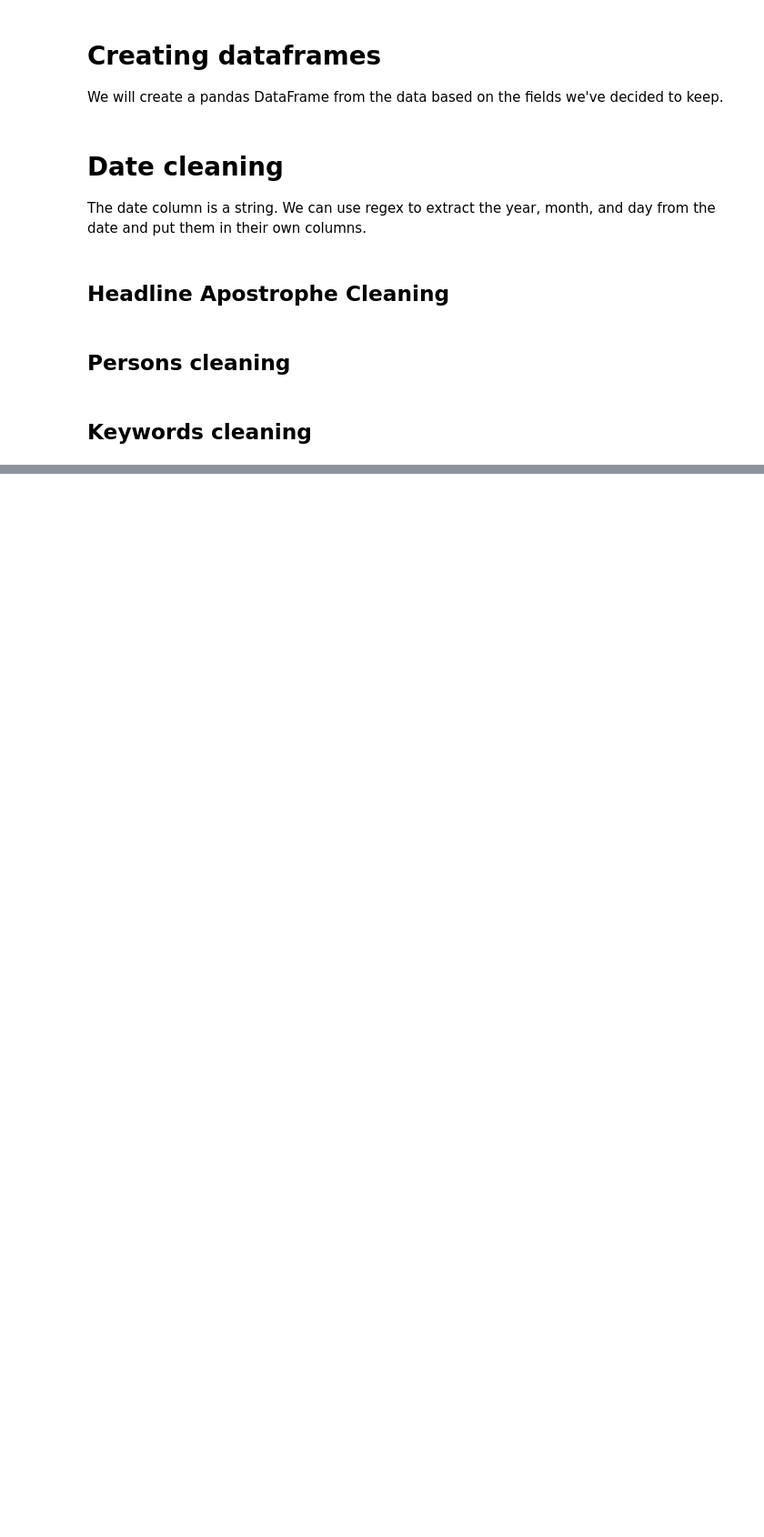
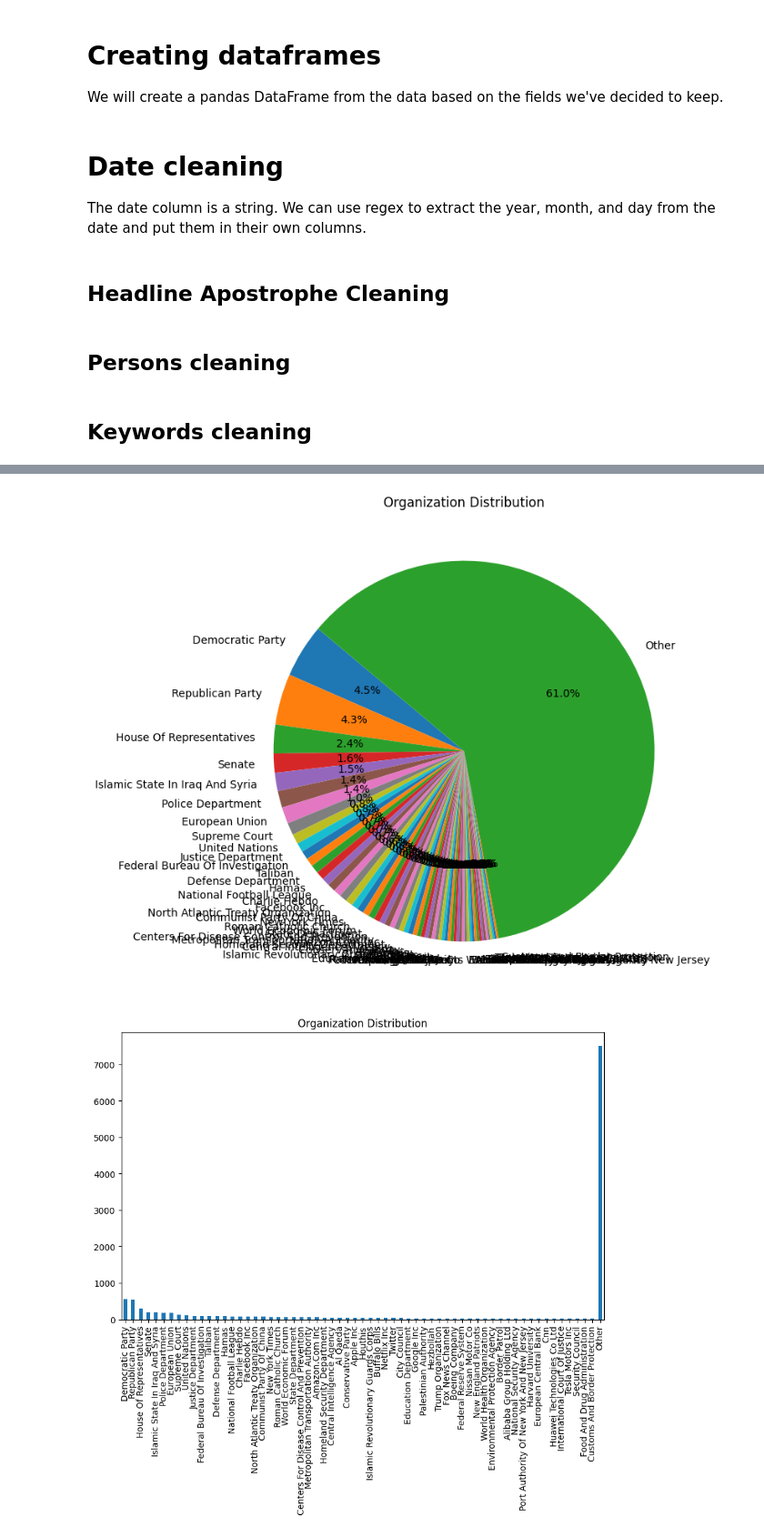
Before and after one commit to udaychhina/4880-project, a Jupyter notebook: project.ipynb, the cells around one changed output, grey strips where cells are left out. Shown at 91% size. Saved outputs shown, nothing was run; the diff lists cells and outputs as text; code cells hidden in the pictures; blank space fills up the shorter version.

```diff
--- a/project.ipynb
+++ b/project.ipynb
@@ -265,0 +462,25 @@ df.to_csv('data/cleaned.csv', encoding='utf-8', index=False)
+# %%
+# Step 1: Count occurrences of each organization
+organization_counts = df['organization'].value_counts()
+
+# Step 2: Group organizations with less than 10 occurrences into 'Other'
+threshold = 20
+other_count = organization_counts[organization_counts < threshold].sum()
+organization_counts = organization_counts[organization_counts >= threshold]
+organization_counts['Other'] = other_count
+
+# Step 3: Plot the pie chart
+plt.figure(figsize=(8, 8))
+plt.pie(organization_counts, labels=organization_counts.index,
+        autopct='%1.1f%%', startangle=140)
+plt.title("Organization Distribution")
+plt.show()
+
+# make is a bar chart instead of a pie chart
+plt.figure(figsize=(10, 6))
+organization_counts.plot(kind='bar')
+plt.title('Organization Distribution')
+plt.show()
+# %% [output]
+[figure, added]
+[figure, added]
```
Also changed, not shown: parts of 15 cells of this notebook.
